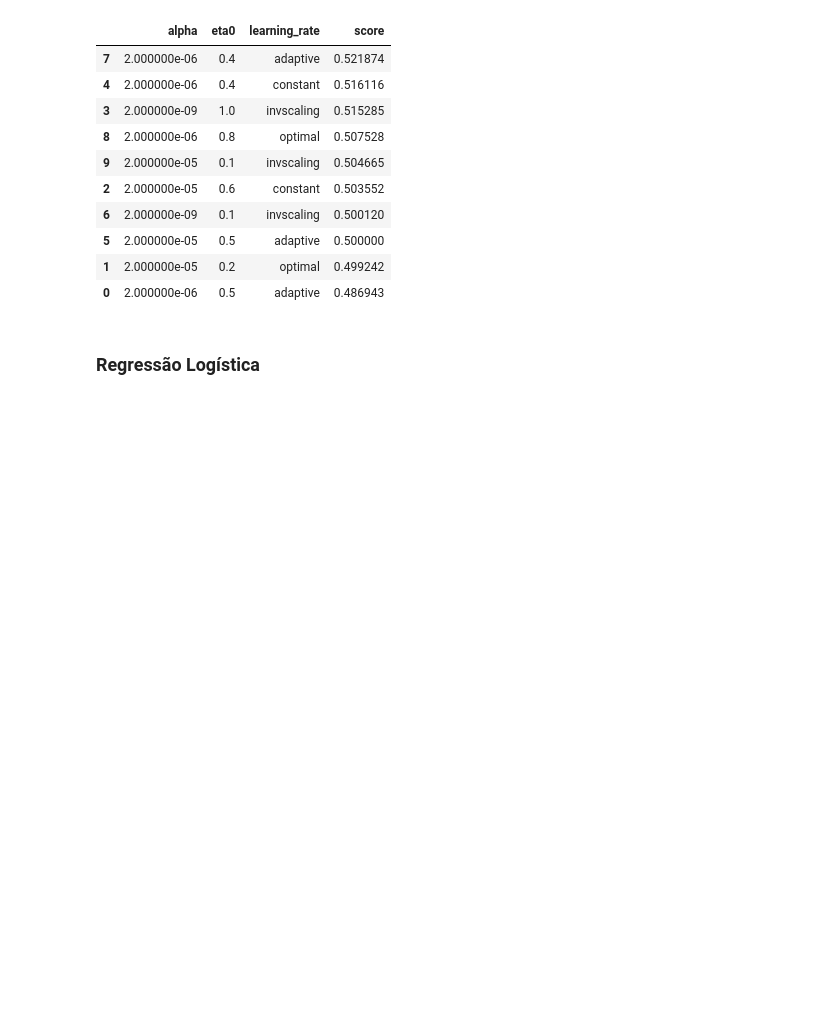
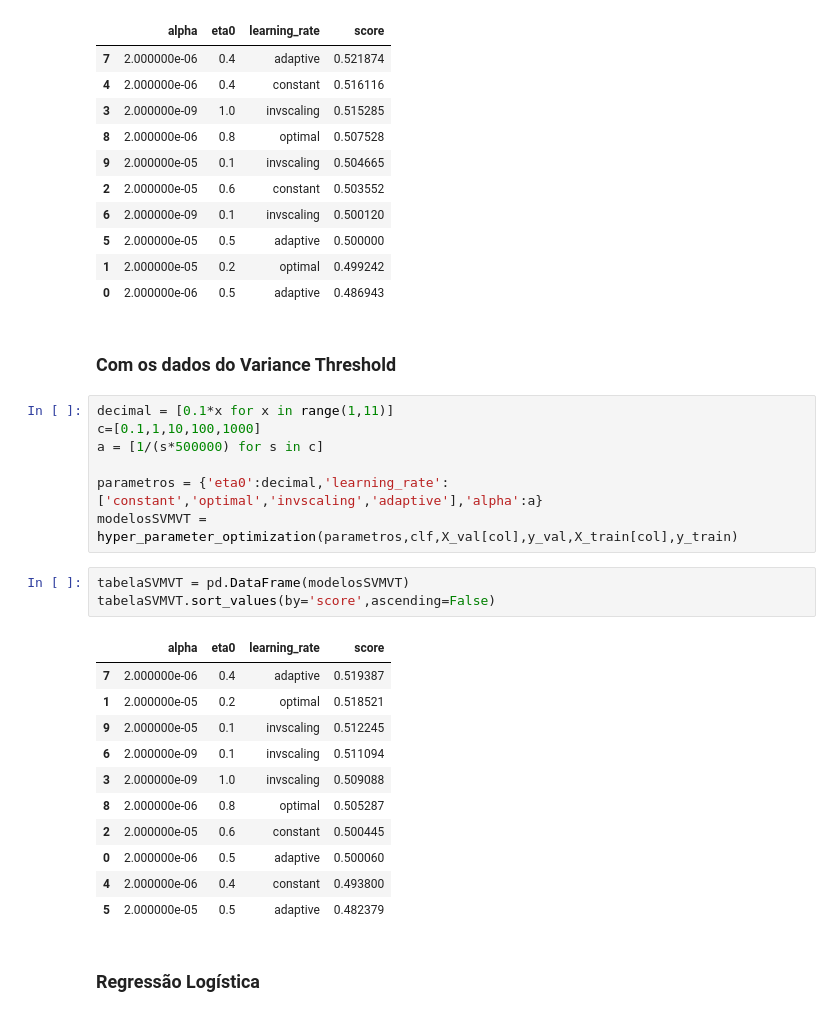
Before and after one commit to josepferreira/AA2, a Jupyter notebook: Notebooks/TratamentoDados.ipynb, the cells around one changed output. Cells and saved outputs as stored; diff of their text form; blank space fills up the shorter version.

Commit message:
Está feito o modelo final

```diff
--- a/Notebooks/TratamentoDados.ipynb
+++ b/Notebooks/TratamentoDados.ipynb
@@ -873,6 +913,30 @@ tabelaSVM.sort_values(by='score',ascending=False)
 | 5 | 2.000000e-05 | 0.5 | adaptive | 0.500000 |
 | 1 | 2.000000e-05 | 0.2 | optimal | 0.499242 |
 | 0 | 2.000000e-06 | 0.5 | adaptive | 0.486943 |
+# %% [markdown]
+### Com os dados do Variance Threshold
+# %%
+decimal = [0.1*x for x in range(1,11)]
+c=[0.1,1,10,100,1000]
+a = [1/(s*500000) for s in c]
+
+parametros = {'eta0':decimal,'learning_rate':['constant','optimal','invscaling','adaptive'],'alpha':a}
+modelosSVMVT = hyper_parameter_optimization(parametros,clf,X_val[col],y_val,X_train[col],y_train)
+# %%
+tabelaSVMVT = pd.DataFrame(modelosSVMVT)
+tabelaSVMVT.sort_values(by='score',ascending=False)
+# %% [output]
+|  | alpha | eta0 | learning_rate | score |
+| 7 | 2.000000e-06 | 0.4 | adaptive | 0.519387 |
+| 1 | 2.000000e-05 | 0.2 | optimal | 0.518521 |
+| 9 | 2.000000e-05 | 0.1 | invscaling | 0.512245 |
+| 6 | 2.000000e-09 | 0.1 | invscaling | 0.511094 |
+| 3 | 2.000000e-09 | 1.0 | invscaling | 0.509088 |
+| 8 | 2.000000e-06 | 0.8 | optimal | 0.505287 |
+| 2 | 2.000000e-05 | 0.6 | constant | 0.500445 |
+| 0 | 2.000000e-06 | 0.5 | adaptive | 0.500060 |
+| 4 | 2.000000e-06 | 0.4 | constant | 0.493800 |
+| 5 | 2.000000e-05 | 0.5 | adaptive | 0.482379 |
 # %% [markdown]
 ### Regressão Logística
 # %% [markdown]
```
Also changed, not shown: parts of 15 cells of this notebook.
